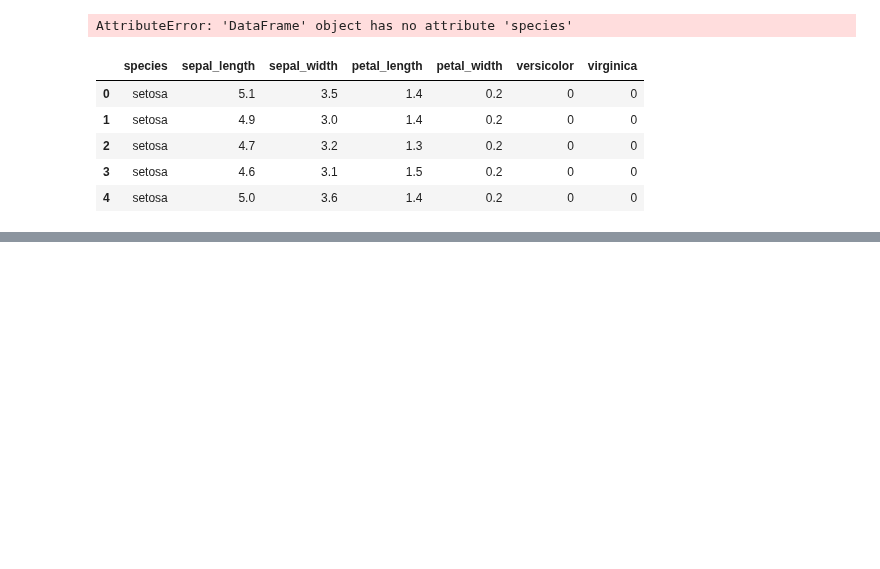
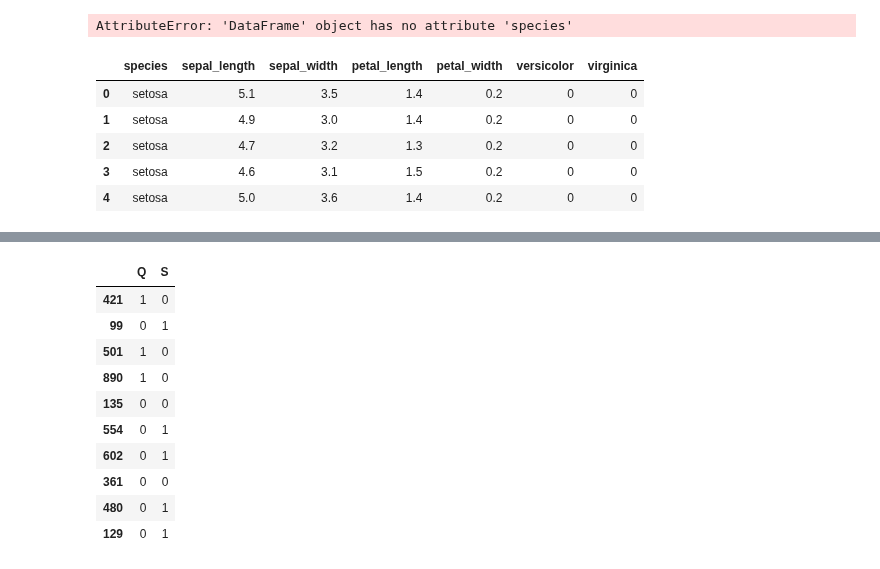
Before and after one commit to AI-Gomez/classification-exercises, a Jupyter notebook: classification_exercises.ipynb, the cells around one changed output, grey strips where cells are left out. Drawn from its saved outputs; the diff is of its cells as text; code cells hidden in the pictures; blank space fills up the shorter version.

```diff
--- a/classification_exercises.ipynb
+++ b/classification_exercises.ipynb
@@ -416,0 +449,3 @@ from acquire import get_titanic_data
+# %%
+titanic = titanic[~titanic.embarked.isnull()]
+titanic.info()
@@ -416,0 +473,4 @@ from acquire import get_titanic_data
+# %%
+#Remove the deck column
+titanic = titanic.drop(columns='deck')
+titanic.info()
@@ -416,0 +497,16 @@ from acquire import get_titanic_data
+# %%
+#Create a dummy variable of the embarked column.
+titanic_dummies = pd.get_dummies(titanic.embarked, drop_first=True)
+titanic_dummies.sample(10)
+# %% [output]
+|  | Q | S |
+| 421 | 1 | 0 |
+| 99 | 0 | 1 |
+| 501 | 1 | 0 |
+| 890 | 1 | 0 |
+| 135 | 0 | 0 |
+| 554 | 0 | 1 |
+| 602 | 0 | 1 |
+| 361 | 0 | 0 |
+| 480 | 0 | 1 |
+| 129 | 0 | 1 |
```
Also changed, not shown: parts of 16 cells of this notebook.
